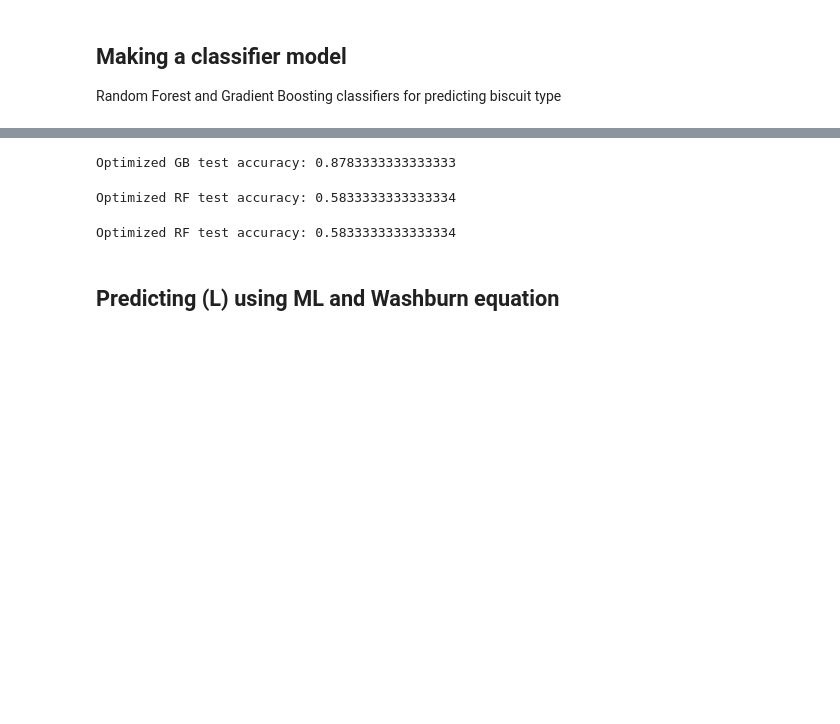
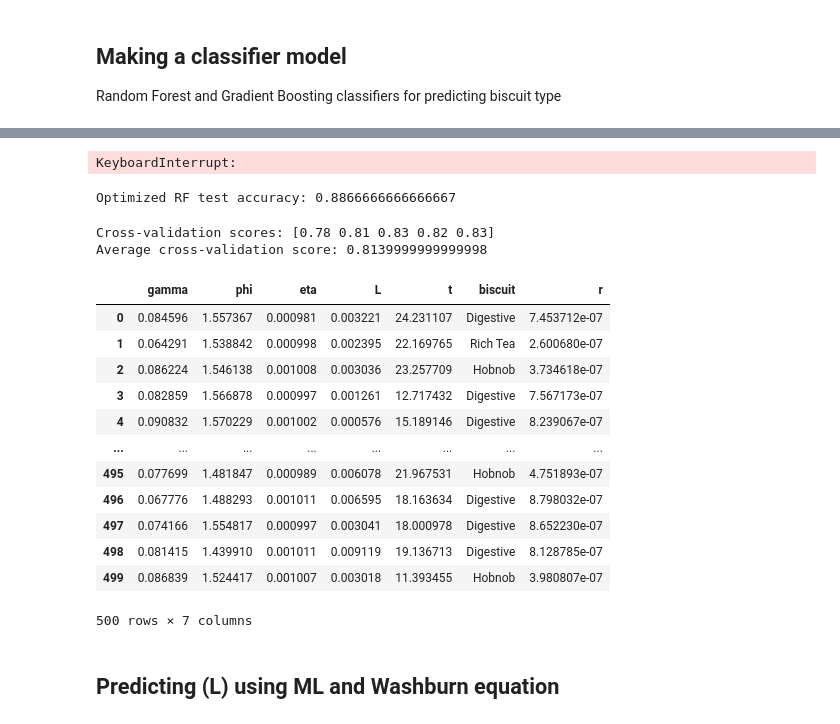
Before and after one commit to kon-218/biscuit_analysis, a Jupyter notebook: code.ipynb, the cells around one changed output, grey strips where cells are left out. Cells and saved outputs as stored; diff of their text form; code cells hidden in the pictures; blank space fills up the shorter version.

```diff
--- a/code.ipynb
+++ b/code.ipynb
@@ -171,7 +122,7 @@ gb_param_dist = {
     'max_depth': [4, 6, 8]
 }
 
-pipe_PCA_rf_tuning = Pipeline([('pca', PCA(n_components=4)), ('clf', RandomizedSearchCV(estimator=RandomForestClassifier(), param_distributions=rf_param_dist, n_iter=100, cv=5))])
+pipe_PCA_rf_tuning = Pipeline([(('scaler', StandardScaler()), 'pca', PCA(n_components=4)), ('clf', RandomizedSearchCV(estimator=RandomForestClassifier(), param_distributions=rf_param_dist, n_iter=100, cv=5))])
 pipe_PCA_gb_tuning = Pipeline([('pca', PCA(n_components=4)), ('clf', RandomizedSearchCV(estimator=GradientBoostingClassifier(), param_distributions=gb_param_dist, n_iter=100, cv=5))])
 
 pipe_PCA_gb_tuning.fit(X_train, y_train)
@@ -180,17 +131,72 @@ print('Optimized GB test accuracy: {}'.format(pipe_PCA_gb_tuning.score(X_test, y
 pipe_PCA_rf_tuning.fit(X_train, y_train)
 print('Optimized RF test accuracy: {}'.format(pipe_PCA_rf_tuning.score(X_test, y_test)))
 # %% [output]
-Optimized GB test accuracy: 0.8783333333333333
+KeyboardInterrupt:
-Optimized RF test accuracy: 0.5833333333333334
 # %%
-# Train optimized RF classifier
-rf = RandomForestClassifier(max_depth=9, max_features=None, max_leaf_nodes=9, n_estimators=50)
-rf.fit(X_train, y_train)
-print('Optimized RF test accuracy: {}'.format(rf.score(X_test, y_test)))
+# Train RF classifier
+opt_model = Pipeline([('pca', PCA(n_components=4)), ('clf', RandomForestClassifier())])
+opt_model.fit(X_train, y_train)
+print('Optimized RF test accuracy: {}'.format(opt_model.score(X_test, y_test)))
 # %% [output]
-Optimized RF test accuracy: 0.5833333333333334
+Optimized RF test accuracy: 0.8866666666666667
+# %%
+from sklearn.preprocessing import LabelEncoder
+
+def predict_biscuit_type(microscopy_data, opt_model, le):
+    # Check if the required feature variables are in the dataset
+    required_columns = microscopy_data.columns[:-1]
+    for col in required_columns:
+        if col not in microscopy_data.columns:
+            raise ValueError(f"Missing required feature variable: {col}")
+
+    # Predict biscuit types
+    X_to_pred = dunking_data[required_columns]
+    biscuit_type_encoded = opt_model.predict(X_to_pred)
+
+    # Inverse transform the encoded biscuit types
+    biscuit_type = le.inverse_transform(biscuit_type_encoded)
+
+    # Perform cross-validation
+    scores = cross_val_score(opt_model, X_to_pred, biscuit_type_encoded, cv=5)
+    print(f"Cross-validation scores: {scores}")
+    print(f"Average cross-validation score: {scores.mean()}")
+
+    # Create a DataFrame from the predicted biscuit types
+    biscuit_type_df = pd.DataFrame(biscuit_type, columns=['biscuit_type'])
+
+    # Concatenate the original features and the predicted biscuit types
+    result = pd.concat([X_to_pred, biscuit_type_df], axis=1)
+
+    # Add the "r" column if it exists in the original data
+    if "r" in microscopy_data.columns:
+        result = pd.concat([result, microscopy_data["r"]], axis=1)
+
+    # Rename the last two columns
+    result.rename(columns={result.columns[-2]:'biscuit', result.columns[-1]:"r"}, inplace=True)
+
+    return result
 # %%
 # Use the best model to predict biscuit types for the microscopy data
+from sklearn.model_selection import cross_val_score
+
+microscopy_data_biscuits = predict_biscuit_type(microscopy_data, opt_model, le)
+microscopy_data_biscuits
+# %% [output]
+Cross-validation scores: [0.78 0.81 0.83 0.82 0.83]
+Average cross-validation score: 0.8139999999999998
+|  | gamma | phi | eta | L | t | biscuit | r |
+| 0 | 0.084596 | 1.557367 | 0.000981 | 0.003221 | 24.231107 | Digestive | 7.453712e-07 |
+| 1 | 0.064291 | 1.538842 | 0.000998 | 0.002395 | 22.169765 | Rich Tea | 2.600680e-07 |
+| 2 | 0.086224 | 1.546138 | 0.001008 | 0.003036 | 23.257709 | Hobnob | 3.734618e-07 |
+| 3 | 0.082859 | 1.566878 | 0.000997 | 0.001261 | 12.717432 | Digestive | 7.567173e-07 |
+| 4 | 0.090832 | 1.570229 | 0.001002 | 0.000576 | 15.189146 | Digestive | 8.239067e-07 |
+| ... | ... | ... | ... | ... | ... | ... | ... |
+| 495 | 0.077699 | 1.481847 | 0.000989 | 0.006078 | 21.967531 | Hobnob | 4.751893e-07 |
+| 496 | 0.067776 | 1.488293 | 0.001011 | 0.006595 | 18.163634 | Digestive | 8.798032e-07 |
+| 497 | 0.074166 | 1.554817 | 0.000997 | 0.003041 | 18.000978 | Digestive | 8.652230e-07 |
+| 498 | 0.081415 | 1.439910 | 0.001011 | 0.009119 | 19.136713 | Digestive | 8.128785e-07 |
+| 499 | 0.086839 | 1.524417 | 0.001007 | 0.003018 | 11.393455 | Hobnob | 3.980807e-07 |
+500 rows × 7 columns
 # %%
 # Investigate the (r) of different biscuit types
 # %% [markdown]
```
Also changed, not shown: parts of 12 cells of this notebook, 1 other file.
